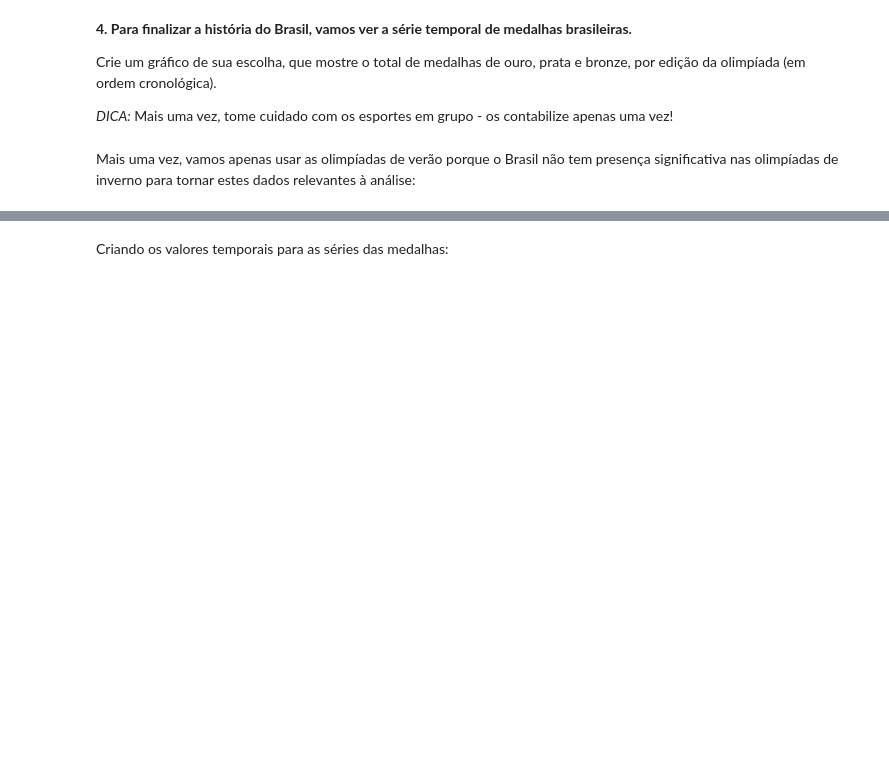
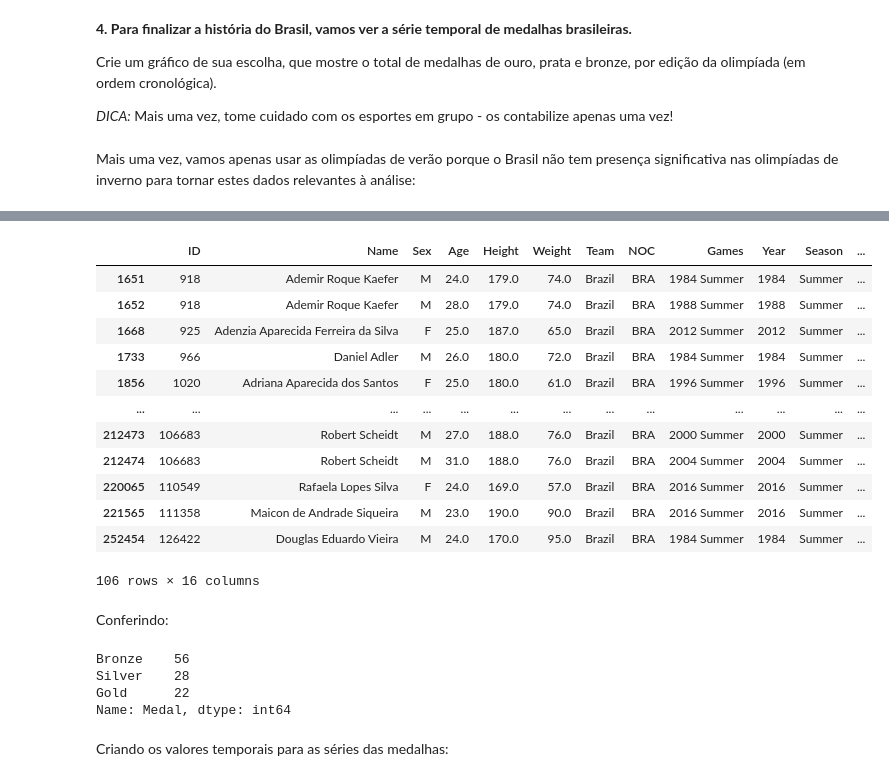
Before and after one commit to vmendes93/projeto_final_modulo_5, a Jupyter notebook: Projeto Final.ipynb, the cells around one changed output, grey strips where cells are left out. Cells and saved outputs as stored; diff of their text form; code cells hidden in the pictures; blank space fills up the shorter version.

```diff
--- a/Projeto Final.ipynb
+++ b/Projeto Final.ipynb
@@ -481,0 +479,6 @@ Mais uma vez, vamos apenas usar as olimpíadas de verão porque o Brasil não te
+# %%
+filtered_df = br_df.drop_duplicates(subset=['Year', 'Event'], keep='first')
+
+filtered_df['Medal'] = filtered_df['Medal'].replace({0:None, 1:'Bronze', 2:'Silver', 3:'Gold'})
+
+filtered_df = filtered_df[filtered_df['Medal'].notna()]
@@ -482,3 +491,28 @@ Mais uma vez, vamos apenas usar as olimpíadas de verão porque o Brasil não te
+# %%
+filtered_df
+# %% [output]
+|  | ID | Name | Sex | Age | Height | Weight | Team | NOC | Games | Year | Season | ... |
+| 1651 | 918 | Ademir Roque Kaefer | M | 24.0 | 179.0 | 74.0 | Brazil | BRA | 1984 Summer | 1984 | Summer | ... |
+| 1652 | 918 | Ademir Roque Kaefer | M | 28.0 | 179.0 | 74.0 | Brazil | BRA | 1988 Summer | 1988 | Summer | ... |
+| 1668 | 925 | Adenzia Aparecida Ferreira da Silva | F | 25.0 | 187.0 | 65.0 | Brazil | BRA | 2012 Summer | 2012 | Summer | ... |
+| 1733 | 966 | Daniel Adler | M | 26.0 | 180.0 | 72.0 | Brazil | BRA | 1984 Summer | 1984 | Summer | ... |
+| 1856 | 1020 | Adriana Aparecida dos Santos | F | 25.0 | 180.0 | 61.0 | Brazil | BRA | 1996 Summer | 1996 | Summer | ... |
+| ... | ... | ... | ... | ... | ... | ... | ... | ... | ... | ... | ... | ... |
+| 212473 | 106683 | Robert Scheidt | M | 27.0 | 188.0 | 76.0 | Brazil | BRA | 2000 Summer | 2000 | Summer | ... |
+| 212474 | 106683 | Robert Scheidt | M | 31.0 | 188.0 | 76.0 | Brazil | BRA | 2004 Summer | 2004 | Summer | ... |
+| 220065 | 110549 | Rafaela Lopes Silva | F | 24.0 | 169.0 | 57.0 | Brazil | BRA | 2016 Summer | 2016 | Summer | ... |
+| 221565 | 111358 | Maicon de Andrade Siqueira | M | 23.0 | 190.0 | 90.0 | Brazil | BRA | 2016 Summer | 2016 | Summer | ... |
+| 252454 | 126422 | Douglas Eduardo Vieira | M | 24.0 | 170.0 | 95.0 | Brazil | BRA | 1984 Summer | 1984 | Summer | ... |
+106 rows × 16 columns
+# %% [markdown]
+Conferindo:
+# %%
+filtered_df['Medal'].value_counts()
+# %% [output]
+Bronze    56
+Silver    28
+Gold      22
+Name: Medal, dtype: int64
 # %%
 medalhas_ouro = filtered_df[['Year', 'Medal']][(filtered_df['Medal'] == 'Gold') & (filtered_df['Season'] == 'Summer')]
 
```
Also changed, not shown: parts of 5 cells of this notebook.
